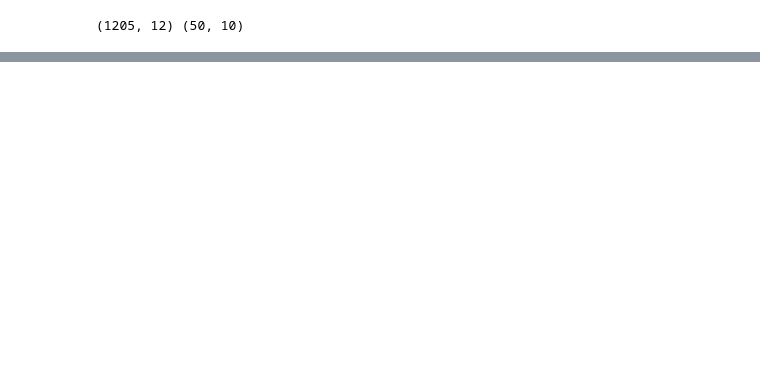
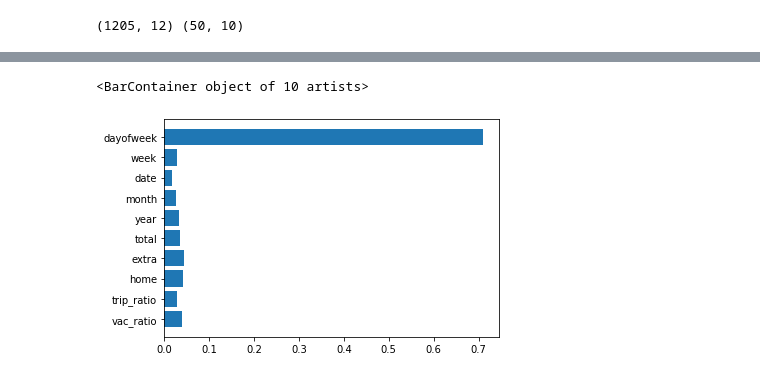
Before and after one commit to Haebuk/Python_Machine_Learning, a Jupyter notebook: 구내식당식수예측.ipynb, the cells around one changed output, grey strips where cells are left out. Drawn from its saved outputs; the diff is of its cells as text; code cells hidden in the pictures; blank space fills up the shorter version.

```diff
--- a/구내식당식수예측.ipynb
+++ b/구내식당식수예측.ipynb
@@ -168,0 +320,5 @@ for line in all_df['조식메뉴']:
+# %%
+base_df = all_df.drop(['breakfast', 'lunch', 'dinner'], axis=1)
+b_train_df = base_df[:len(train_df)]
+b_test_df = base_df[len(train_df):].drop(['lunch_y', 'dinner_y'], axis=1)
+print(b_train_df.shape, b_test_df.shape)
@@ -168,0 +379,11 @@ for line in all_df['조식메뉴']:
+# %%
+lunch_X = b_train_df.drop(['lunch_y', 'dinner_y'], axis=1)
+lunch_y = b_train_df['lunch_y']
+dinner_X = b_train_df.drop(['lunch_y', 'dinner_y'], axis=1)
+dinner_y = b_train_df['dinner_y']
+for col in (lunch_X, lunch_y, dinner_X, dinner_y):
+    print(col.head(1))
+# 점심
+l_X_train, l_X_test, l_y_train, l_y_test = train_test_split(lunch_X, lunch_y, test_size=0.2, random_state=2021)
+# 저녁
+d_X_train, d_X_test, d_y_train, d_y_test = train_test_split(dinner_X, dinner_y, test_size=0.2, random_state=2021)
@@ -168,0 +537,4 @@ for line in all_df['조식메뉴']:
+# %%
+l_trial = l_study_xgb.best_trial
+lunch_xgb_params = l_trial.params
+lunch_xgb_params
@@ -168,0 +563,8 @@ for line in all_df['조식메뉴']:
+# %%
+lunch_xgb_model = xgb.XGBRegressor(**lunch_xgb_params)
+lunch_xgb_model.fit(b_train_df.drop(['lunch_y', 'dinner_y'], axis=1), b_train_df['lunch_y'], eval_metric='mae')
+lunch_xgb_pred = lunch_xgb_model.predict(b_test_df)
+
+dinner_xgb_model = xgb.XGBRegressor(**dinner_xgb_params)
+dinner_xgb_model.fit(b_train_df.drop(['lunch_y', 'dinner_y'], axis=1), b_train_df['dinner_y'], eval_metric='mae')
+dinner_xgb_pred = dinner_xgb_model.predict(b_test_df)
@@ -168,0 +599,5 @@ for line in all_df['조식메뉴']:
+# %%
+plt.barh(lunch_X.columns, lunch_xgb_model.feature_importances_)
+# %% [output]
+<BarContainer object of 10 artists>
+[figure, added]
```
Also changed, not shown: parts of 60 cells of this notebook.
